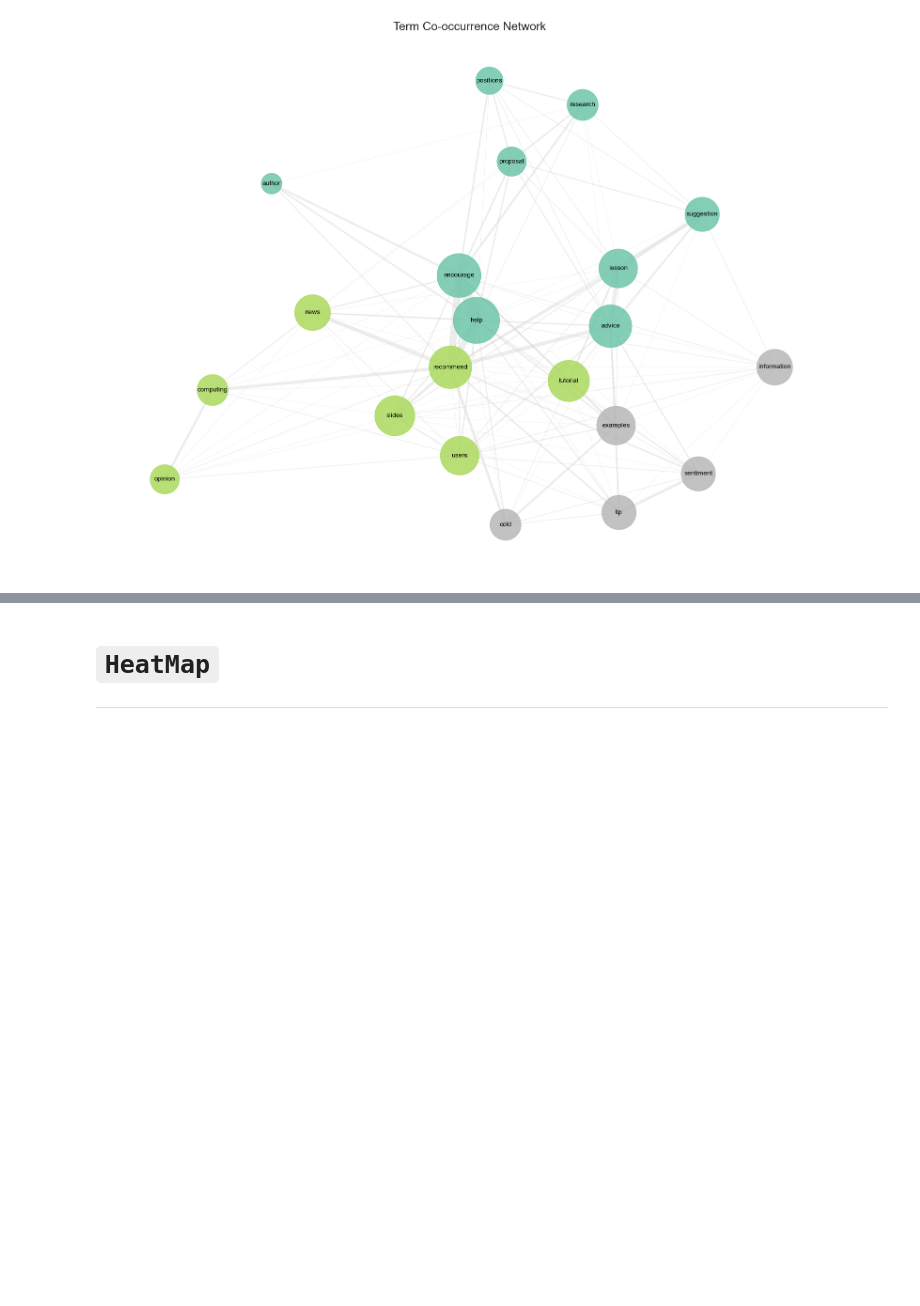
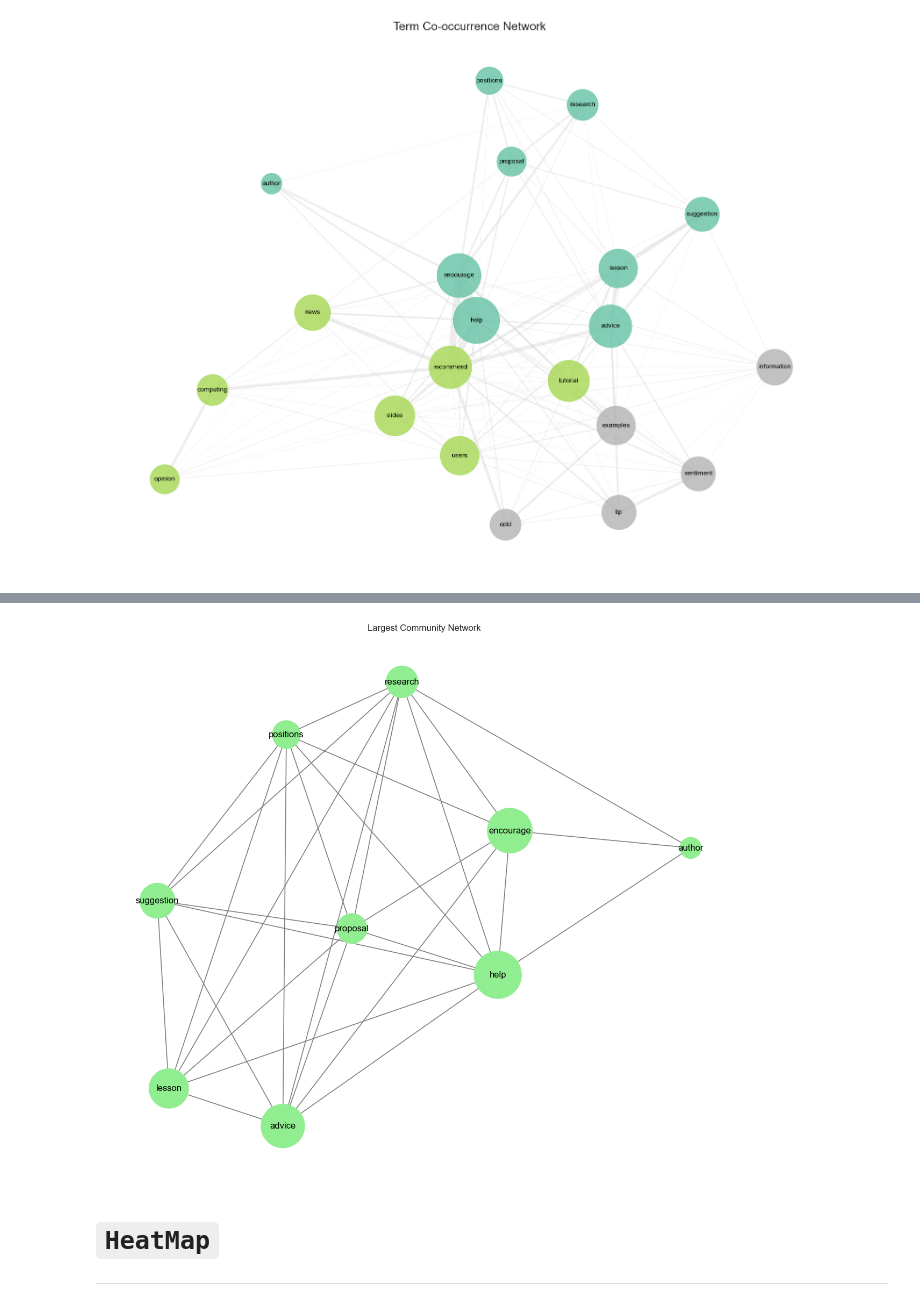
Before and after one commit to dami013/Terms, a Jupyter notebook: terms_link_analysis.ipynb, the cells around one changed output, grey strips where cells are left out. Saved outputs shown, nothing was run; the diff lists cells and outputs as text; code cells hidden in the pictures; blank space fills up the shorter version.

```diff
--- a/terms_link_analysis.ipynb
+++ b/terms_link_analysis.ipynb
@@ -310,3 +327,20 @@ plt.close()
+# %%
+# ❓ What does the largest community look like?
+        # 🔍 Visualizing the Largest Community Subgraph
+largest_comm = max(communities, key=len)
+G_largest_comm = G.subgraph(largest_comm)
+
+pos = nx.spring_layout(G_largest_comm, seed=24)
+plt.figure(figsize=(12, 10))
+nx.draw(G_largest_comm, pos, with_labels=True,
+        node_color='lightgreen',
+        node_size=[4000 * degree_centrality[n] for n in G_largest_comm.nodes()],
+        edge_color='gray', width=1.2)
+plt.title("Largest Community Network")
+plt.axis('off')
+plt.show()
+# %% [output]
+[figure, added]
 # %% [markdown]
 <a id="loadlibraries"></a>
 # ` HeatMap `
```
Also changed, not shown: parts of 1 cell of this notebook.
